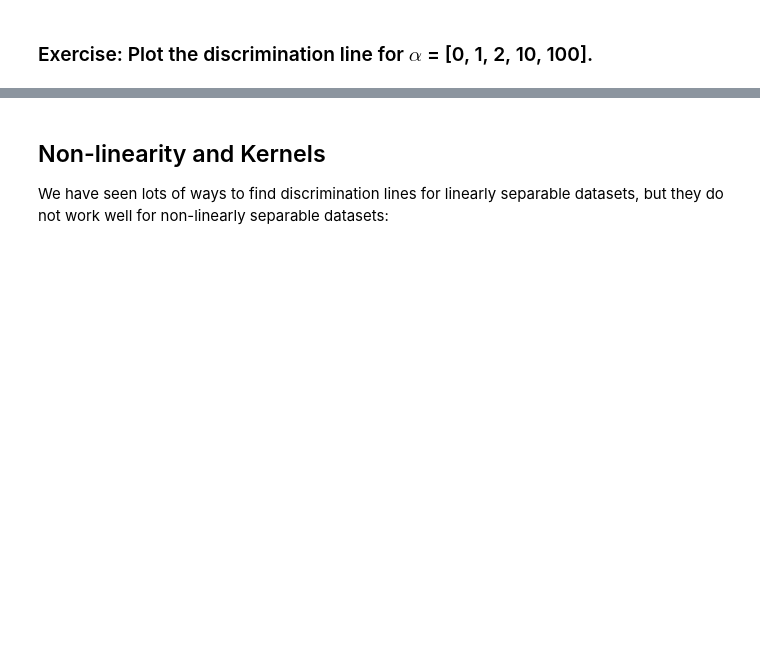
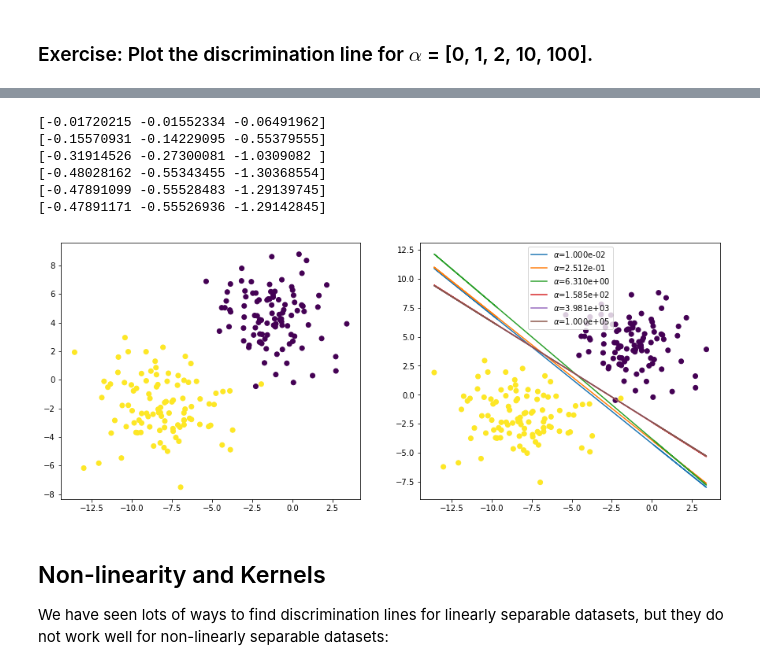
Before and after one commit to medford-group/data_analytics_ChE, a Jupyter notebook: 3-classification/lecture-support_vector_machines.ipynb, the cells around one changed output, grey strips where cells are left out. Drawn from its saved outputs; the diff is of its cells as text; code cells hidden in the pictures; blank space fills up the shorter version.

```diff
--- a/3-classification/lecture-support_vector_machines.ipynb
+++ b/3-classification/lecture-support_vector_machines.ipynb
@@ -159,3 +191,41 @@ Support vector machines may sound scary, but as you can see above they are reall
+# %%
+from scipy.optimize import minimize, Bounds, LinearConstraint
+X2 = X.copy()
+X2[y>0]+=2
+
+X_ = np.concatenate((X2,np.ones([X_.shape[0],1])),axis=1)*y.reshape(-1,1)
+X_ = np.concatenate((X_,np.eye(len(y))),axis=1) # adding regularization terms
+fig, axes = plt.subplots(1,2,figsize=(15,6))
+axes[0].scatter(X2[:,0],X2[:,1],c=y)
+axes[1].scatter(X2[:,0],X2[:,1],c=prediction)
+
+#plot line
+
+w0 = [1.]*(2)+[1.]+[0.]*len(y)
+for alpha in np.logspace(-2,5,6): # regularization term
+    fun = lambda w : np.dot(w[:2].T,w[:2])+alpha*np.mean(w[3:])
+
+    cons =  [LinearConstraint(X_,[1.]*len(y),[np.inf]*len(y))]
+    cons += [LinearConstraint(np.eye(X.shape[0]+3),[-np.inf]*3+[0.]*len(y),[np.inf]*(len(y)+3))]
+
+    r = minimize(fun,x0=w0,method='trust-constr',\
+                 constraints=cons,\
+                 #bounds=bnds,\
+                 options={'maxiter':int(1e3)})
+
+    w = r.x
+    w0 = w
+    print(w[:3])
+    axes[1].plot(X2[:,0], -w[0]/w[1]*X2[:,0]-w[2]/w[1], ls='-',label=r'$\alpha$={:.3e}'.format(alpha));
+axes[1].legend();
+# %% [output]
+[-0.01720215 -0.01552334 -0.06491962]
+[-0.15570931 -0.14229095 -0.55379555]
+[-0.31914526 -0.27300081 -1.0309082 ]
+[-0.48028162 -0.55343455 -1.30368554]
+[-0.47891099 -0.55528483 -1.29139745]
+[-0.47891171 -0.55526936 -1.29142845]
+[figure, added]
 # %% [markdown]
 ## Non-linearity and Kernels
 
```
Also changed, not shown: parts of 10 cells of this notebook.
